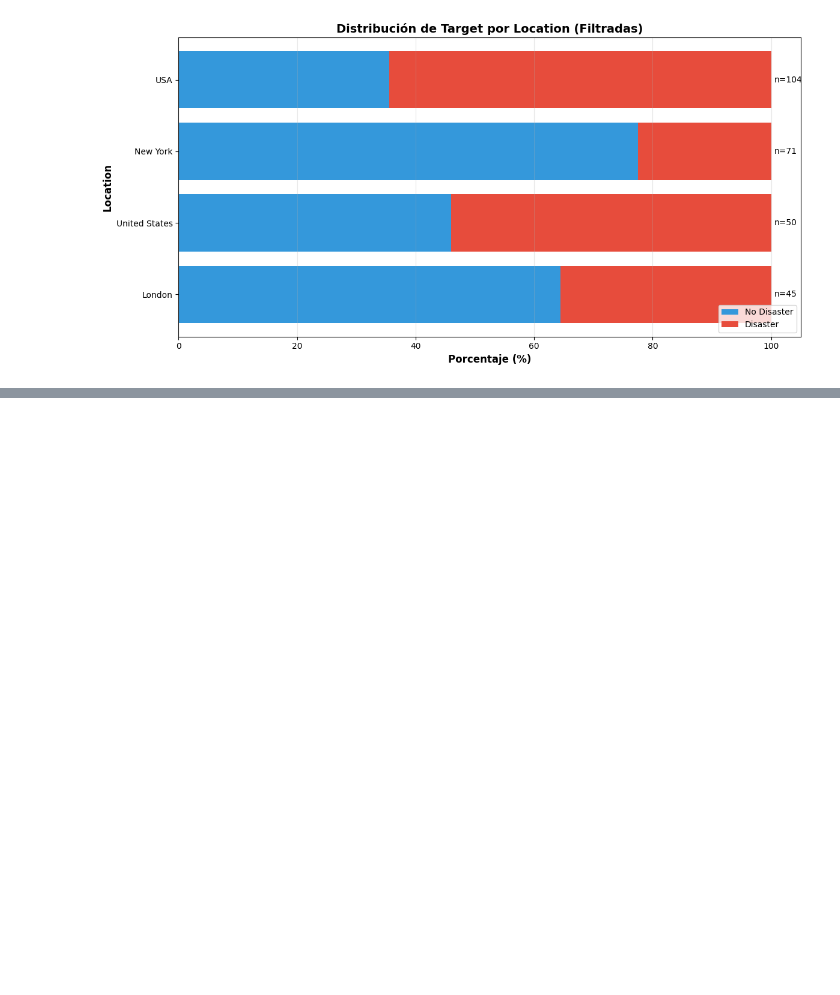
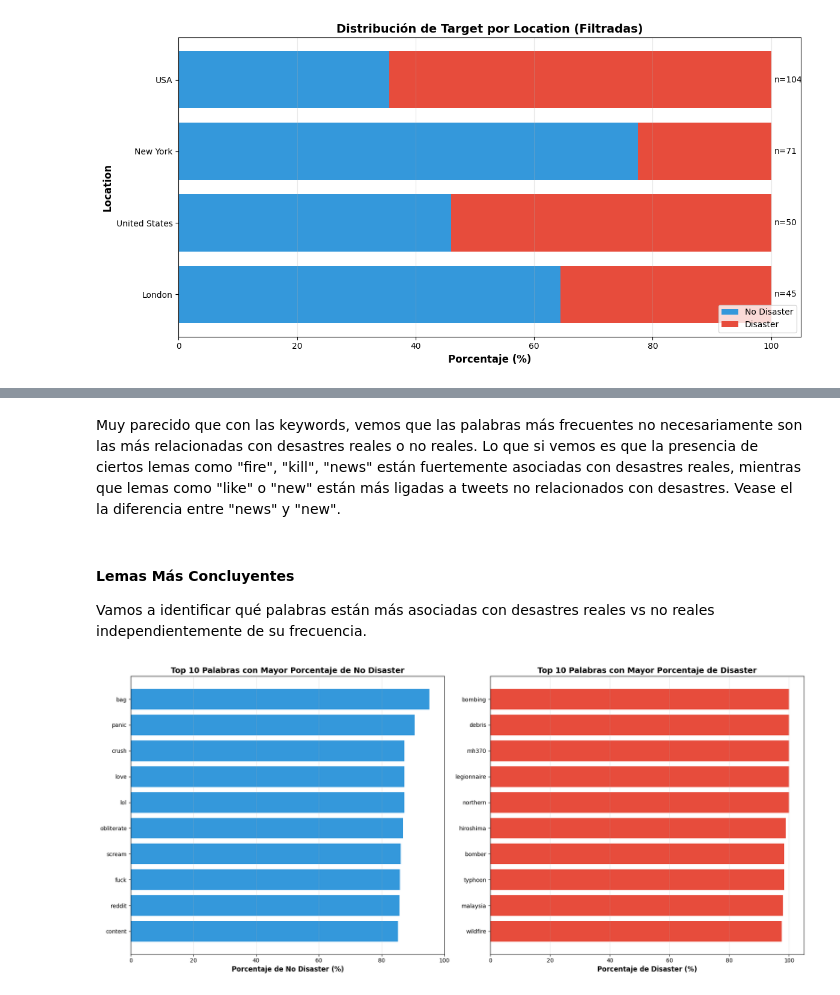
Before and after one commit to maximogismondi/cdd-martinelli, a Jupyter notebook: tps/tp3/data_exploration/exploration.ipynb, the cells around one changed output, grey strips where cells are left out. Drawn from its saved outputs; the diff is of its cells as text; code cells hidden in the pictures; blank space fills up the shorter version.

```diff
--- a/tps/tp3/data_exploration/exploration.ipynb
+++ b/tps/tp3/data_exploration/exploration.ipynb
@@ -584,0 +697,45 @@ Hemos creado las siguientes visualizaciones para entender el dataset:
+# %% [markdown]
+Muy parecido que con las keywords, vemos que las palabras más frecuentes no necesariamente son las más relacionadas con desastres reales o no reales. Lo que si vemos es que la presencia de ciertos lemas como "fire", "kill", "news" están fuertemente asociadas con desastres reales, mientras que lemas como "like" o "new" están más ligadas a tweets no relacionados con desastres. Vease el la diferencia entre "news" y "new".
+# %% [markdown]
+#### Lemas Más Concluyentes
+
+Vamos a identificar qué palabras están más asociadas con desastres reales vs no reales independientemente de su frecuencia.
+# %%
+MINIMUM_APPEARANCES = 50
+NUMBER_OF_WORDS = 10
+
+word_stats_filtered = word_stats[word_stats['total_count'] >= MINIMUM_APPEARANCES]
+low_disaster = word_stats_filtered.nlargest(NUMBER_OF_WORDS, 'no_disaster_pct').sort_values('no_disaster_pct')
+high_disaster = word_stats_filtered.nlargest(NUMBER_OF_WORDS, 'disaster_pct').sort_values('disaster_pct')
+
+fig, axes = plt.subplots(1, 2, figsize=(18, 8))
+
+# Gráfico 1: Palabras con mayor porcentaje de No Disaster
+axes[0].barh(
+    low_disaster['word'],
+    low_disaster['no_disaster_pct'],
+    color=COLOR_NO_DISASTER
+)
+axes[0].set_xlabel('Porcentaje de No Disaster (%)', fontsize=12, fontweight='bold')
+axes[0].set_title(
+    f'Top {NUMBER_OF_WORDS} Palabras con Mayor Porcentaje de No Disaster',
+    fontsize=14, fontweight='bold'
+)
+axes[0].grid(True, alpha=0.3, axis='x')
+
+# Gráfico 2: Palabras con mayor porcentaje de Disaster
+axes[1].barh(
+    high_disaster['word'],
+    high_disaster['disaster_pct'],
+    color=COLOR_DISASTER
+)
+axes[1].set_xlabel('Porcentaje de Disaster (%)', fontsize=12, fontweight='bold')
+axes[1].set_title(
+    f'Top {NUMBER_OF_WORDS} Palabras con Mayor Porcentaje de Disaster',
+    fontsize=14, fontweight='bold'
+)
+axes[1].grid(True, alpha=0.3, axis='x')
+plt.tight_layout()
+plt.show()
+# %% [output]
+[figure, added]
```
Also changed, not shown: parts of 24 cells of this notebook, 1 other file.
